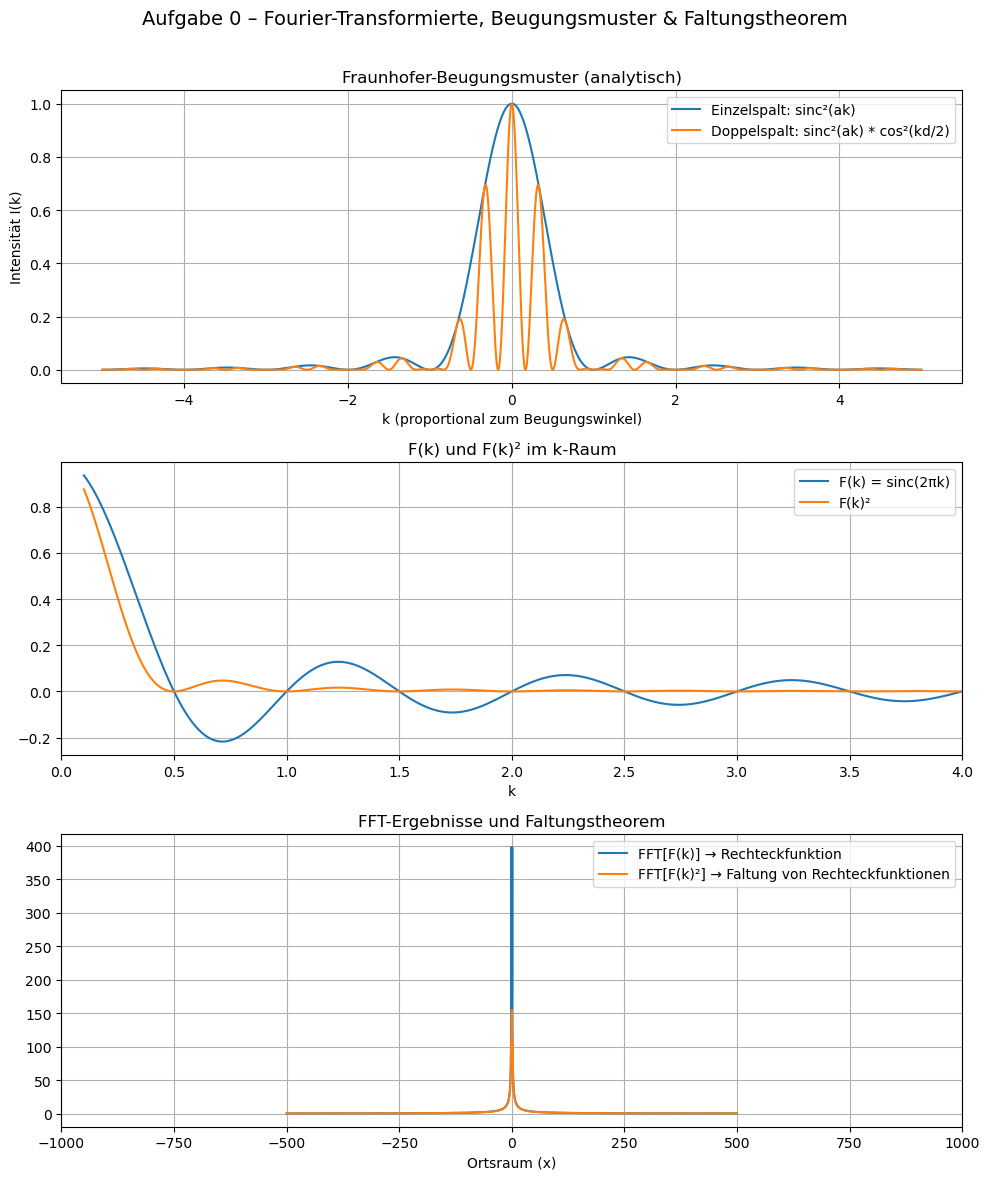
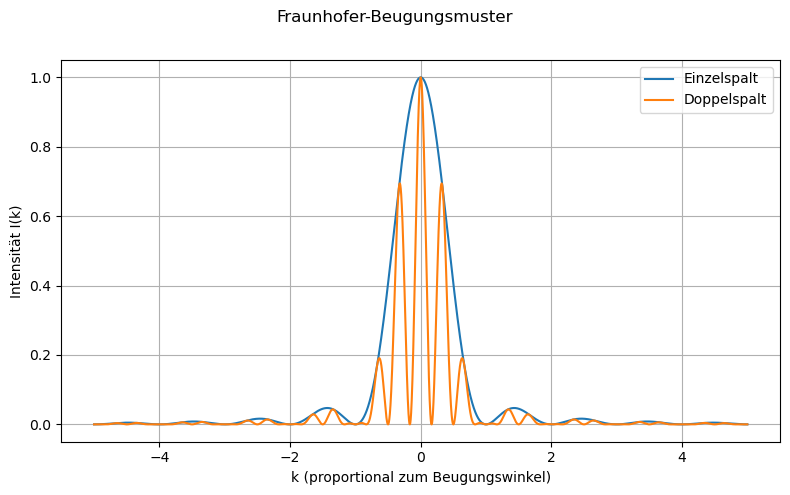
The notebook cell's code change between the first figure and the second:
--- before
+++ after
@@ -1,2 +1,4 @@
+# | label: fig-fraunhofer-beugungsmuster
+# | fig-cap: Fraunhofer-Beugungsmuster (analytisch)
 import numpy as np
 from scipy.fft import fft, fftfreq, fftshift, ifft
@@ -53,33 +55,14 @@
 # ============================================================
 
-fig, axs = plt.subplots(3, 1, figsize=(10, 12))
-fig.suptitle("Aufgabe 0 – Fourier-Transformierte, Beugungsmuster & Faltungstheorem", fontsize=14)
+fig, axs = plt.subplots(1, 1, figsize=(8, 5))
+fig.suptitle("Fraunhofer-Beugungsmuster")
 
 # --- (1) Analytisch: Einzel- und Doppelspalt Fraunhofer-Muster ---
-axs[0].plot(k, I_single, label="Einzelspalt: sinc²(ak)")
-axs[0].plot(k, I_double, label="Doppelspalt: sinc²(ak) * cos²(kd/2)")
-axs[0].set_title("Fraunhofer-Beugungsmuster (analytisch)")
-axs[0].set_xlabel("k (proportional zum Beugungswinkel)")
-axs[0].set_ylabel("Intensität I(k)")
-axs[0].legend()
-axs[0].grid()
-
-# --- (2) Numerisch: F(k) und F(k)² ---
-axs[1].plot(x, y, label="F(k) = sinc(2πk)")
-axs[1].plot(x, y_squared, label="F(k)²")
-axs[1].set_xlim(0, 4)
-axs[1].set_title("F(k) und F(k)² im k-Raum")
-axs[1].set_xlabel("k")
-axs[1].legend()
-axs[1].grid()
-
-# --- (3) FFT: zeigt Faltungstheorem ---
-axs[2].plot(xf_shifted, Y_fft_shifted, label="FFT[F(k)] → Rechteckfunktion")
-axs[2].plot(xf_shifted, Y_fft_squared_shifted, label="FFT[F(k)²] → Faltung von Rechteckfunktionen")
-axs[2].set_xlim(-1000, 1000)
-axs[2].set_title("FFT-Ergebnisse und Faltungstheorem")
-axs[2].set_xlabel("Ortsraum (x)")
-axs[2].legend()
-axs[2].grid()
+plt.plot(k, I_single, label="Einzelspalt")
+plt.plot(k, I_double, label="Doppelspalt")
+plt.xlabel("k (proportional zum Beugungswinkel)")
+plt.ylabel("Intensität I(k)")
+plt.legend()
+plt.grid()
 
 plt.tight_layout(rect=[0, 0, 1, 0.97])

Commit: Aufgabe 0 fertig?